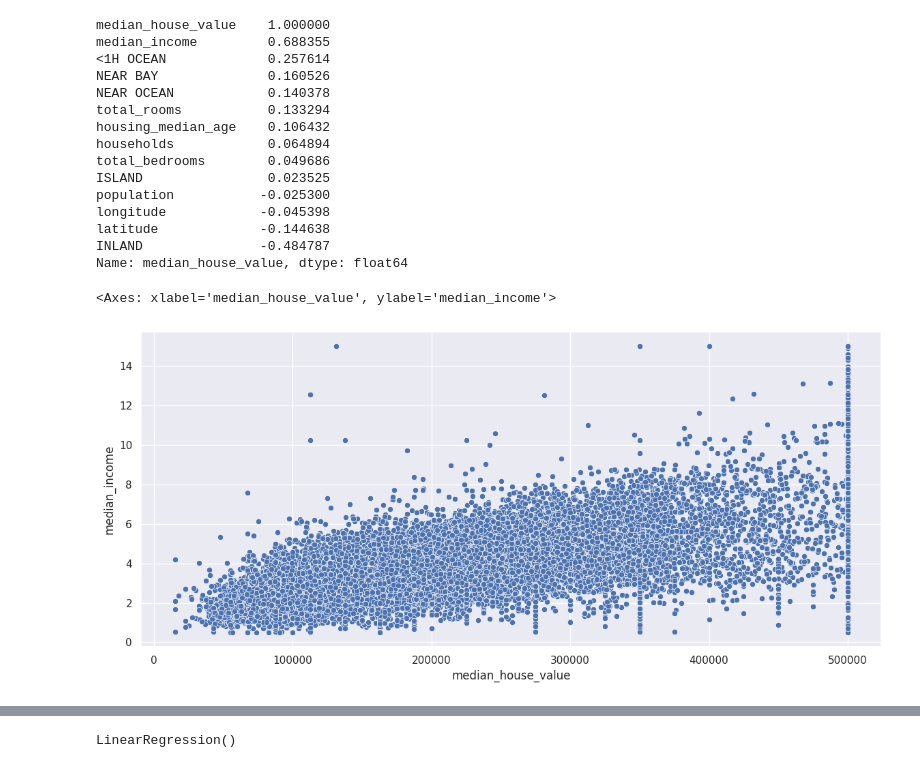
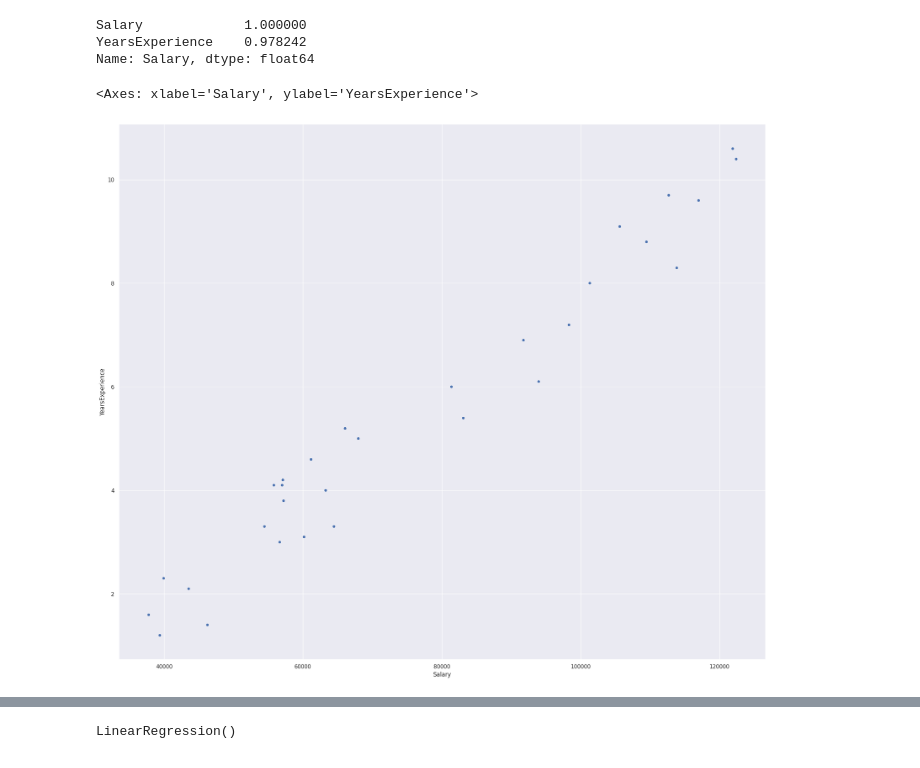
Before and after one commit to abdulsidibe/Cousera-test, a Jupyter notebook: Copy_of_Linear_Regression_exercise.ipynb, the cells around one changed output, grey strips where cells are left out. Cells and saved outputs as stored; diff of their text form; code cells hidden in the pictures.

```diff
--- a/Copy_of_Linear_Regression_exercise.ipynb
+++ b/Copy_of_Linear_Regression_exercise.ipynb
@@ -3,7 +3,7 @@
 # %%
 import pandas as pd
 
-data = pd.read_csv('U4_01_housing.csv')
+data = pd.read_csv('Salary_dataset.csv')
 # %%
 data.info()
 # %% [output]
@@ -145,25 +135,13 @@ sb.heatmap(data_na.corr(), annot=True, cmap='YlGnBu')
 # %%
-data_na.corr()['median_house_value'].sort_values(ascending=False)
+data.corr()['Salary'].sort_values(ascending=False)
 # %% [output]
-median_house_value    1.000000
-median_income         0.688355
-<1H OCEAN             0.257614
-NEAR BAY              0.160526
-NEAR OCEAN            0.140378
-total_rooms           0.133294
-housing_median_age    0.106432
-households            0.064894
-total_bedrooms        0.049686
-ISLAND                0.023525
-population           -0.025300
-longitude            -0.045398
-latitude             -0.144638
-INLAND               -0.484787
-Name: median_house_value, dtype: float64
+Salary             1.000000
+YearsExperience    0.978242
+Name: Salary, dtype: float64
 # %%
 #scatterplot to show linearity
-sb.scatterplot(x=data_na['median_house_value'], y=data_na['median_income'])
+sb.scatterplot(x=data['Salary'], y=data['YearsExperience'])
 # %% [output]
-<Axes: xlabel='median_house_value', ylabel='median_income'>
+<Axes: xlabel='Salary', ylabel='YearsExperience'>
-[figure, old version]
+[figure, new version]
 # %%
```
Also changed, not shown: parts of 19 cells of this notebook.
